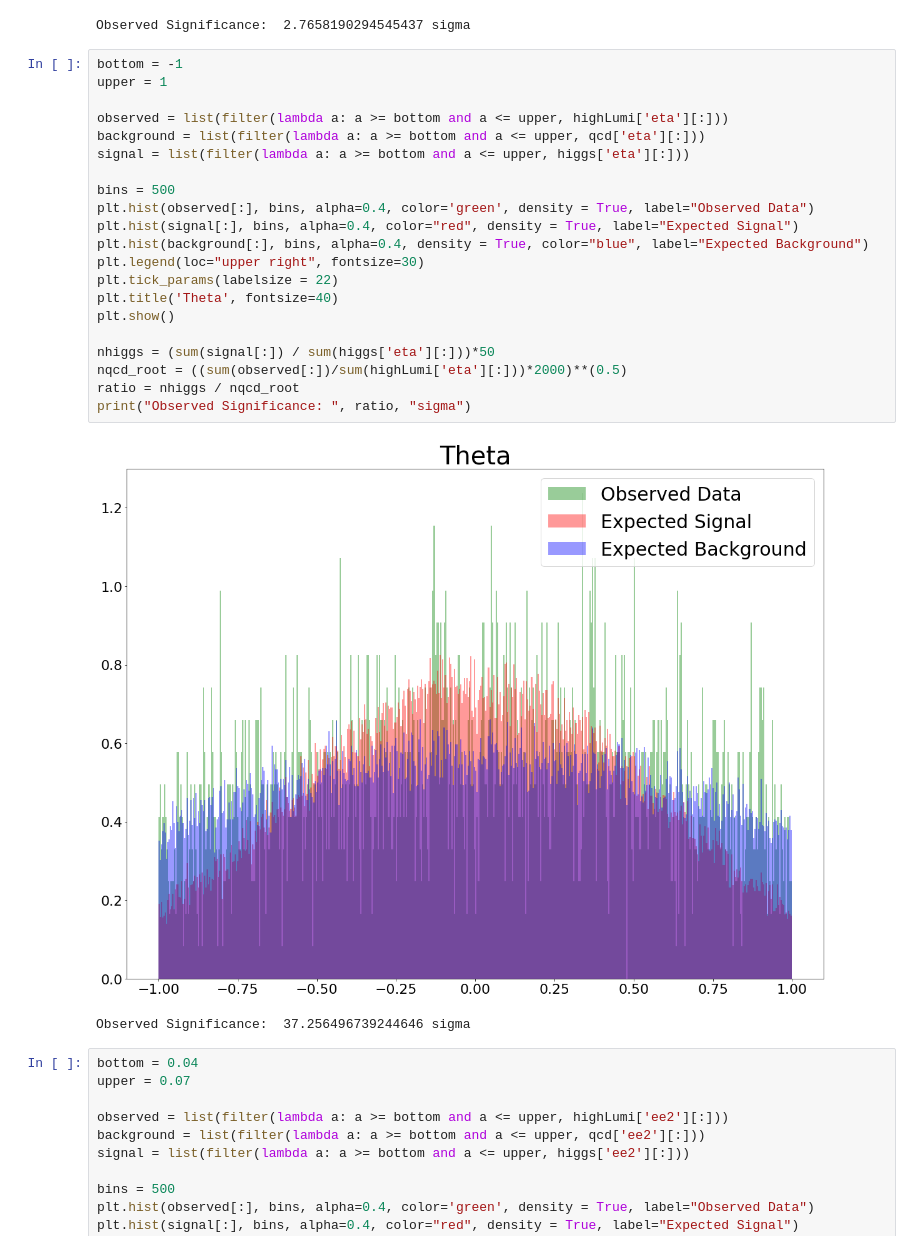
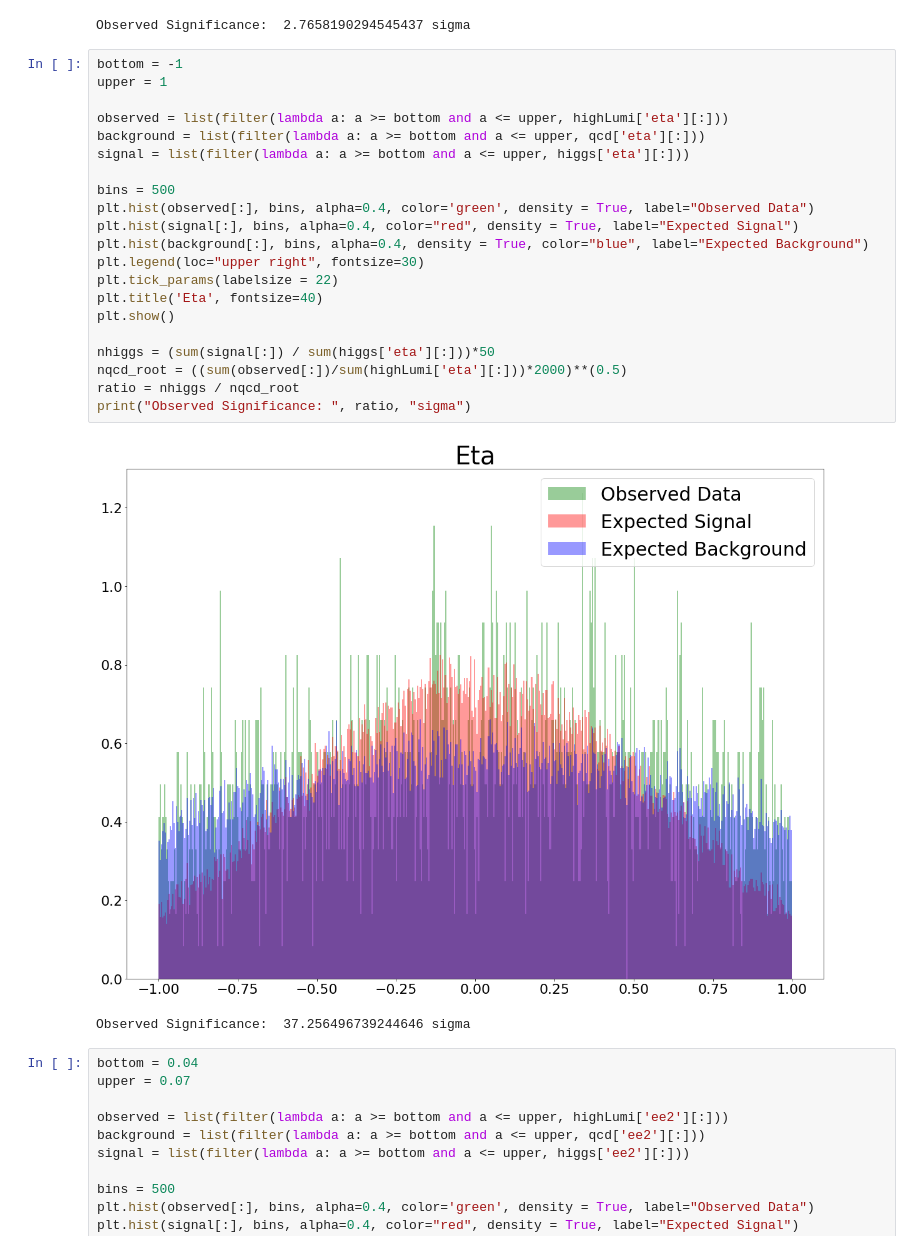
Before and after one commit to ardenchaing/Phys-434, a Jupyter notebook: Lab8.ipynb, the cells around one changed output. Cells and saved outputs as stored; diff of their text form.

```diff
--- a/Lab8.ipynb
+++ b/Lab8.ipynb
@@ -883,26 +883,26 @@ Observed Significance:  2.7658190294545437 sigma
 # %%
 bottom = -1
 upper = 1
 
 observed = list(filter(lambda a: a >= bottom and a <= upper, highLumi['eta'][:]))
 background = list(filter(lambda a: a >= bottom and a <= upper, qcd['eta'][:]))
 signal = list(filter(lambda a: a >= bottom and a <= upper, higgs['eta'][:]))
 
 bins = 500
 plt.hist(observed[:], bins, alpha=0.4, color='green', density = True, label="Observed Data")
 plt.hist(signal[:], bins, alpha=0.4, color="red", density = True, label="Expected Signal")
 plt.hist(background[:], bins, alpha=0.4, density = True, color="blue", label="Expected Background")
 plt.legend(loc="upper right", fontsize=30)
 plt.tick_params(labelsize = 22)
-plt.title('Theta', fontsize=40)
+plt.title('Eta', fontsize=40)
 plt.show()
 
 nhiggs = (sum(signal[:]) / sum(higgs['eta'][:]))*50
 nqcd_root = ((sum(observed[:])/sum(highLumi['eta'][:]))*2000)**(0.5)
 ratio = nhiggs / nqcd_root
 print("Observed Significance: ", ratio, "sigma")
 # %% [output]
-[figure, old version]
+[figure, new version]
 Observed Significance:  37.256496739244646 sigma
 # %%
 bottom = 0.04
```
Also changed, not shown: parts of 16 cells of this notebook, 1 other file.
